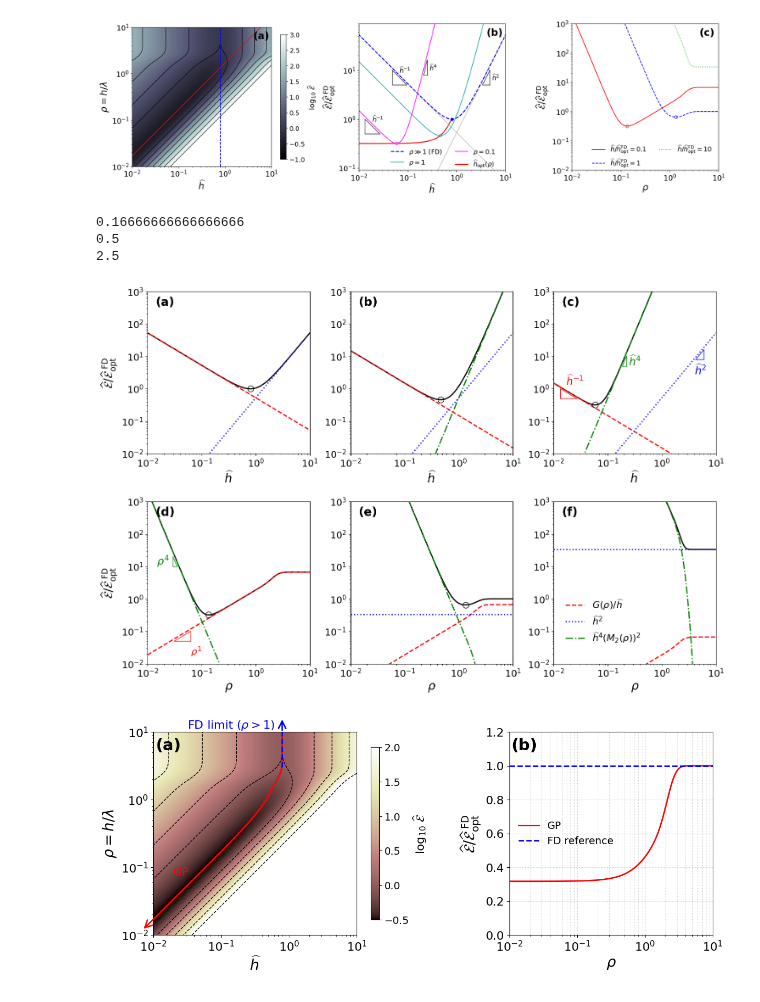
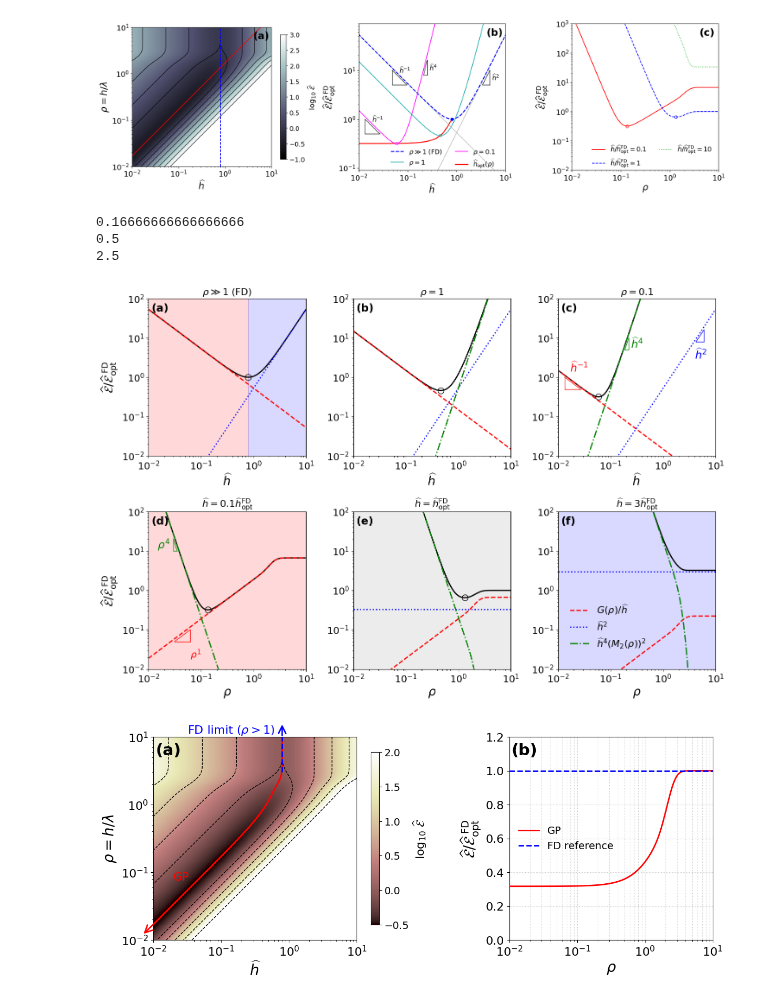
Before and after one commit to ch-tung/MLSR, a Jupyter notebook: binning/demo_error_scaling.ipynb, the cells around one changed output. Saved outputs shown, nothing was run; the diff lists cells and outputs as text; code cells hidden in the pictures.

Commit message:
updated figure

```diff
--- a/binning/demo_error_scaling.ipynb
+++ b/binning/demo_error_scaling.ipynb
@@ -908,14 +908,16 @@ for rho in rho_slice_vals:
     ax.set_xlabel(r'$\widehat{h}$', fontsize=20)
     if rho==rho_slice_vals[2]:
         ax.set_ylabel(r'$\widehat{\mathcal{E}}/\widehat{\mathcal{E}}_\mathrm{opt}^\mathrm{\ FD}$', fontsize=20)
-    ax.set_ylim(1e-2, 1e3)
+    ax.set_ylim(1e-2, 1e2)
     ax.set_xlim(1e-2, 1e1)
     # if rho<1:
     #     ax.legend(frameon = False, fontsize=12, ncol = 1, loc=(0, 0.6))
     ax.tick_params(axis='both', which='major', labelsize=16)
     # ax3.grid(False, which='both', ls=':')
-    ax.set_aspect(3/5)
-    ax.text(0.05, 0.97, axis_labels[2-rho_slice_vals.index(rho)], transform=ax.transAxes, fontsize=20, fontweight='bold', va='top', ha='left', color='k')
+    ax.set_aspect(3/4)
+    ax.text(0.02, 0.97, axis_labels[2-rho_slice_vals.index(rho)], transform=ax.transAxes, fontsize=18, fontweight='bold', va='top', ha='left', color='k')
+    # ax.text(0.7, 0.97, label, transform=ax.transAxes, fontsize=16, va='top', ha='left', color='k')
+    ax.set_title(label, fontsize=16)
 
     # red curve of minima
     rho_fine = np.logspace(np.log10(0.015), np.log10(10), 60)
@@ -959,13 +961,17 @@ ax.plot([x_triangle[0], x_triangle[1]], [y_triangle[0], y_triangle[0]], '-', col
 ax.plot([x_triangle[0], x_triangle[1]], [y_triangle[0], y_triangle[1]], '-', color='g', lw=1)
 ax.text(x_triangle[1]*1.1, np.sqrt(y_triangle[0]*y_triangle[1]), r"$\widehat{h}^{4}$", fontsize=18, va='center', ha='left', color='g')
 
-# plt.tight_layout()
+# colored background
+ax = axs[0]
+# Draw colored background
+ax.axvspan(1e-2, dQ_opt_large, color='red', alpha=0.15, zorder=-100)
+ax.axvspan(dQ_opt_large, 10, color='blue', alpha=0.15, zorder=-100)
 
 # h slices
 
 # fig, axs = plt.subplots(1, 3, figsize=(15, 5))
 axs = axs_2r[1, :]
-dQ_slice_vals = (np.logspace(-1, 1, 3)*dQ_opt_large).tolist()
+dQ_slice_vals = (np.array([0.1,1,3])*dQ_opt_large).tolist()
 rho_vals_fine = np.logspace(-2, 1, 601)
 color_list = ['#FF0000', '#22AAAA', '#FF00FF']
 axis_labels = ['(d)', '(e)', '(f)']
@@ -995,10 +1001,10 @@ for dQ in dQ_slice_vals:
         label = r'$\widehat{h}=\widehat{h}_\mathrm{opt}^\mathrm{FD}$'
         color = 'b'
     elif dQ > dQ_opt_large:
-        label = r'$\widehat{h} \gg \widehat{h}_\mathrm{opt}^\mathrm{FD}$'
+        label = r'$\widehat{h} = 3 \widehat{h}_\mathrm{opt}^\mathrm{FD}$'
         color = '#22AAAA'
     else:
-        label = r'$\widehat{h} \ll \widehat{h}_\mathrm{opt}^\mathrm{FD}$'
+        label = r'$\widehat{h} = 0.1 \widehat{h}_\mathrm{opt}^\mathrm{FD}$'
         color = '#FF0000'
     ax.plot(rho_vals_fine, E_vals/E_FD_extreme, color='k', lw=2)
     # ax.plot(rho_vals_fine, E_vals/E_FD_extreme, '', label=label, color='w', lw=1e-6)
@@ -1014,44 +1020,53 @@ for dQ in dQ_slice_vals:
     ax.set_xscale('log')
     ax.set_yscale('log')
     ax.set_xlim(1e-2, 1e1)
-    ax.set_ylim(1e-2, 1e3)
+    ax.set_ylim(1e-2, 1e2)
     ax.set_xlabel(r'$\rho$', fontsize=20)
     if dQ==dQ_slice_vals[0]:
         ax.set_ylabel(r'$\widehat{\mathcal{E}}/\widehat{\mathcal{E}}_\mathrm{opt}^\mathrm{\ FD}$', fontsize=20)
     ax.tick_params(axis='both', which='major', labelsize=16)
     # ax3.grid(False, which='both', ls=':')
-    ax.set_aspect(3/5)
-    ax.text(0.05, 0.97, axis_labels[dQ_slice_vals.index(dQ)], transform=ax.transAxes, fontsize=20, fontweight='bold', va='top', ha='left', color='k')
+    ax.set_aspect(3/4)
+    ax.text(0.02, 0.97, axis_labels[dQ_slice_vals.index(dQ)], transform=ax.transAxes, fontsize=18, fontweight='bold', va='top', ha='left', color='k')
+    # ax.text(0.7, 0.97, label, transform=ax.transAxes, fontsize=16, va='top', ha='left', color='k')
+    ax.set_title(label, fontsize=16)
 
     if dQ>dQ_opt_large:
         ax.legend(frameon = False, fontsize=16, ncol = 1, loc=(0.05, 0.1))
 
 ax = axs[0]
 y_triangle = np.array([0.05, 0.1])
 x_triangle = y_triangle/1.6
 ax.plot([x_triangle[1], x_triangle[1]], [y_triangle[0], y_triangle[1]], '-', color='r', lw=1)
 ax.plot([x_triangle[0], x_triangle[1]], [y_triangle[0], y_triangle[0]], '-', color='r', lw=1)
 ax.plot([x_triangle[0], x_triangle[1]], [y_triangle[0], y_triangle[1]], '-', color='r', lw=1)
 ax.text(x_triangle[1]*1, np.sqrt(y_triangle[0]*y_triangle[1])/3, r"$\rho^{1}$", fontsize=16, va='center', ha='left', color='r')
 # y_triangle = np.array([8, 16])
 # x_triangle = y_triangle**(1/2)*1.5
 # ax.plot([x_triangle[1], x_triangle[1]], [y_triangle[0], y_triangle[1]], '-', color='b', lw=1)
 # ax.plot([x_triangle[0], x_triangle[1]], [y_triangle[0], y_triangle[0]], '-', color='b', lw=1)
 # ax.plot([x_triangle[0], x_triangle[1]], [y_triangle[0], y_triangle[1]], '-', color='b', lw=1)
 # ax.text(x_triangle[1]*1.1, np.sqrt(y_triangle[0]*y_triangle[1]), r"$\rho^{2}$", fontsize=14, va='center', ha='left', color='b')
 y_triangle = np.array([10, 20])
 x_triangle = y_triangle**(-1/4)/16
 ax.plot([x_triangle[1], x_triangle[1]], [y_triangle[0], y_triangle[1]], '-', color='g', lw=1)
 ax.plot([x_triangle[0], x_triangle[1]], [y_triangle[0], y_triangle[0]], '-', color='g', lw=1)
 ax.plot([x_triangle[0], x_triangle[1]], [y_triangle[0], y_triangle[1]], '-', color='g', lw=1)
 ax.text(x_triangle[1]/2, np.sqrt(y_triangle[0]*y_triangle[1]), r"$\rho^{4}$", fontsize=18, va='center', ha='left', color='g')
 
-plt.tight_layout()
+# Draw colored background
+ax = axs[0]
+ax.axvspan(1e-2, 10, color='red', alpha=0.15, zorder=-100)
+ax = axs[1]
+ax.axvspan(1e-2, 10, color='grey', alpha=0.15, zorder=-100)
+ax = axs[2]
+ax.axvspan(1e-2, 10, color='blue', alpha=0.15, zorder=-100)
+plt.tight_layout(pad = 2)
 # %% [output]
 0.16666666666666666
 0.5
 2.5
-[figure, old version]
+[figure, new version]
 # %%
 # --- parameter grids (broaden + densify) ---
 dQ_vals  = np.logspace(-3, 1, 401)   # \widehat{h}
```
Also changed, not shown: parts of 1 cell of this notebook, 3 other files.
